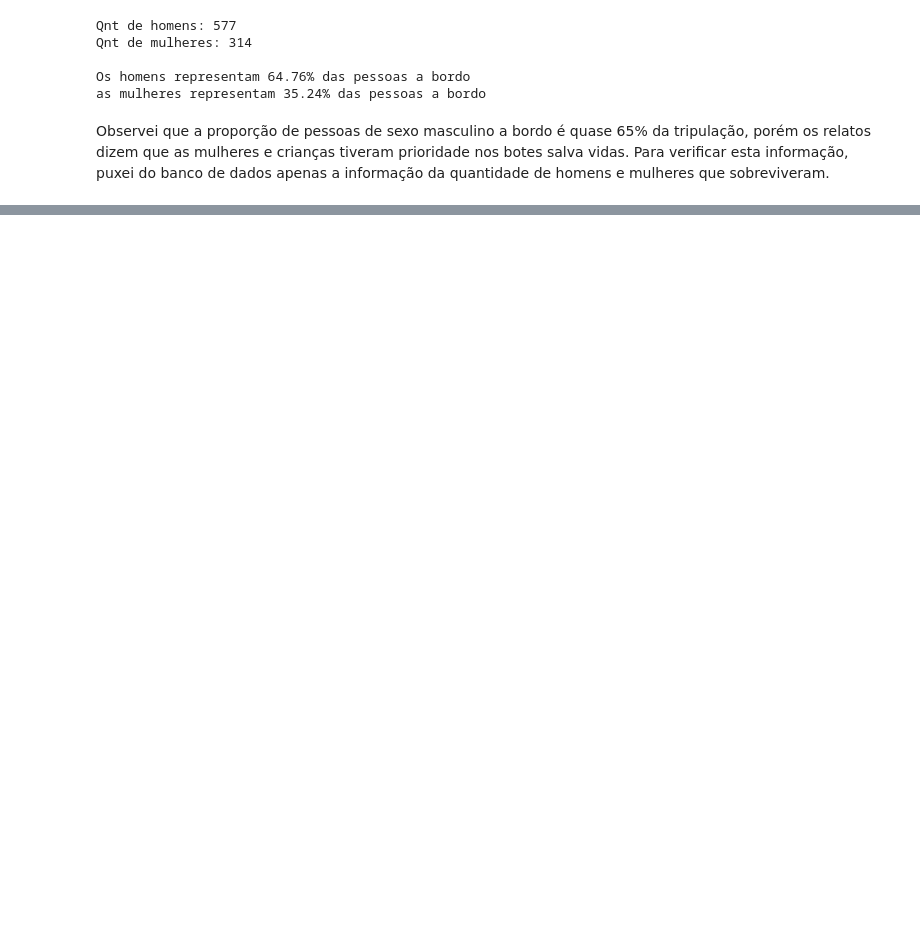
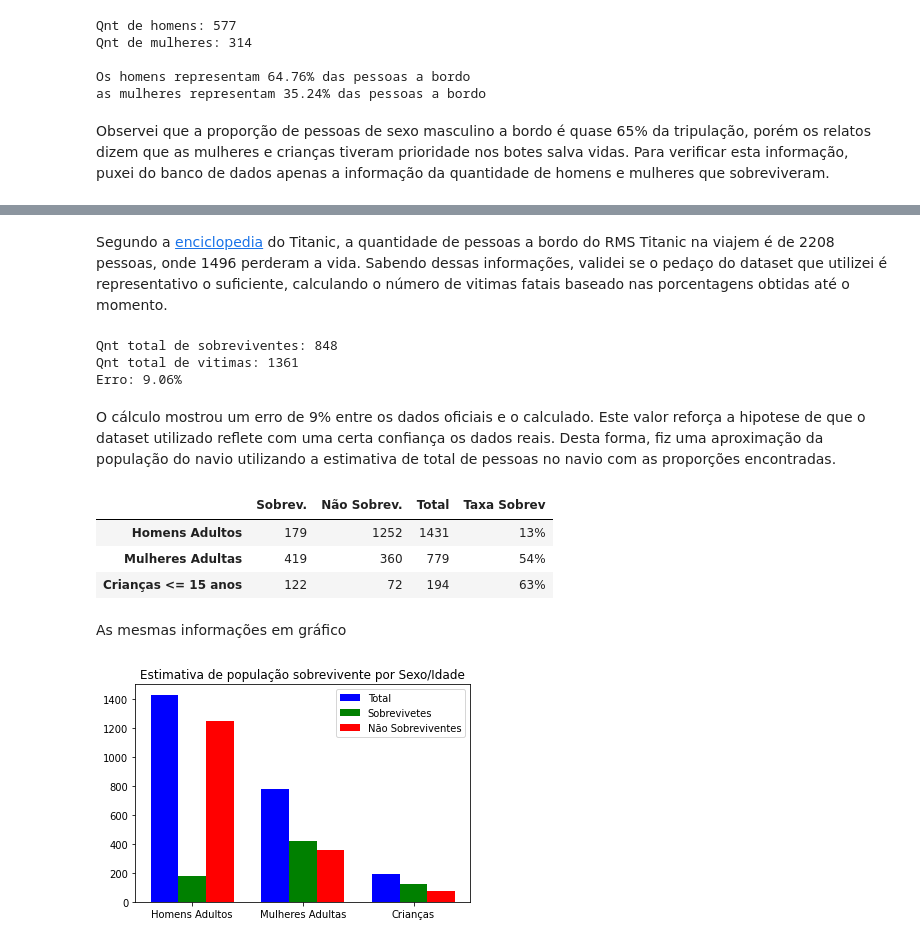
Before and after one commit to denisAlberto/AnaliseExploratoriaTitanic, a Jupyter notebook: EstudoTitanic.ipynb, the cells around one changed output, grey strips where cells are left out. Saved outputs shown, nothing was run; the diff lists cells and outputs as text; code cells hidden in the pictures; blank space fills up the shorter version.

```diff
--- a/EstudoTitanic.ipynb
+++ b/EstudoTitanic.ipynb
@@ -394,0 +264,68 @@ Name: Sobreviveu, dtype: int64
+# %% [markdown]
+Segundo a [enciclopedia](https://www.encyclopedia-titanica.org/titanic) do Titanic, a quantidade de pessoas a bordo do RMS Titanic na viajem é de 2208 pessoas, onde 1496 perderam a vida. Sabendo dessas informações, validei se o pedaço do dataset que utilizei é representativo o suficiente, calculando o número de vitimas fatais baseado nas porcentagens obtidas até o momento.
+# %%
+passageirosTotal=2208
+vitimasFatais=1496
+sobrevCalcTotal = sobrevPropTotal * passageirosTotal
+vitimasFataisCalc = passageirosTotal-sobrevCalcTotal
+print("Qnt total de sobreviventes:", math.ceil(sobrevCalcTotal))
+print("Qnt total de vitimas:", math.ceil(vitimasFataisCalc))
+print("Erro:", str(round(100-vitimasFataisCalc/vitimasFatais*100, 2)) + '%')
+# %% [output]
+Qnt total de sobreviventes: 848
+Qnt total de vitimas: 1361
+Erro: 9.06%
+# %% [markdown]
+O cálculo mostrou um erro de 9% entre os dados oficiais e o calculado. Este valor reforça a hipotese de que o dataset utilizado reflete com uma certa confiança os dados reais. Desta forma, fiz uma aproximação da população do navio utilizando a estimativa de total de pessoas no navio com as proporções encontradas.
+# %%
+cTotal = len(tit[(tit['Idade']<15)])
+cPropTotal = cTotal/len(tit)
+
+hAdultSobrevPropHomAdultTotal = hQntAdultSobrev/hTotal
+mAdultSobrevPropMulAdultTotal = mQntAdultSobrev/mTotal
+cSobrevPropCriaTotal = cQntSobrev/cTotal
+
+data = [[math.ceil(hAdultSobrevPropHomAdultTotal*hPropTotal*passageirosTotal),
+         math.ceil(hPropTotal*passageirosTotal-(hAdultSobrevPropHomAdultTotal*hPropTotal*passageirosTotal))],
+        [math.ceil(mAdultSobrevPropMulAdultTotal*mPropTotal*passageirosTotal),
+         math.ceil(mPropTotal*passageirosTotal-(mAdultSobrevPropMulAdultTotal*mPropTotal*passageirosTotal))],
+        [math.ceil(cSobrevPropCriaTotal*cPropTotal*passageirosTotal),
+         math.ceil(cPropTotal*passageirosTotal-(cSobrevPropCriaTotal*cPropTotal*passageirosTotal))]]
+
+df = pd.DataFrame(data,
+                  index=['Homens Adultos', 'Mulheres Adultas', 'Crianças <= 15 anos'],
+                  columns=['Sobrev.', 'Não Sobrev.'])
+
+df['Total'] = df['Sobrev.'] + df['Não Sobrev.']
+df['Taxa Sobrev'] = df['Sobrev.'] / df['Total'] * 100
+df['Taxa Sobrev'] = df['Taxa Sobrev'].apply(lambda x: str(math.ceil(x))+'%')
+df
+# %% [output]
+|  | Sobrev. | Não Sobrev. | Total | Taxa Sobrev |
+| Homens Adultos | 179 | 1252 | 1431 | 13% |
+| Mulheres Adultas | 419 | 360 | 779 | 54% |
+| Crianças <= 15 anos | 122 | 72 | 194 | 63% |
+# %% [markdown]
+As mesmas informações em gráfico
+# %%
+vSobrev=df['Sobrev.'].tolist()
+vNSobrev=df['Não Sobrev.'].tolist()
+vTotal=df['Total'].tolist()
+
+x1 = np.arange(len(vSobrev))
+x2 = [x + 0.25 for x in x1]
+x3 = [x + 0.5 for x in x1]
+
+plt.bar(x1, vTotal, width=0.25, label = 'Total', color = 'b')
+plt.bar(x2, vSobrev, width=0.25, label = 'Sobrevivetes', color = 'g')
+plt.bar(x3, vNSobrev, width=0.25, label = 'Não Sobreviventes', color = 'r')
+
+labels = ['Homens Adultos','Mulheres Adultas','Crianças']
+plt.xticks([x + 0.25 for x in range(len(vSobrev))], labels)
+
+plt.legend()
+
+plt.title("Estimativa de população sobrevivente por Sexo/Idade")
+plt.show()
+# %% [output]
+[figure, added]
```
Also changed, not shown: parts of 43 cells of this notebook.
